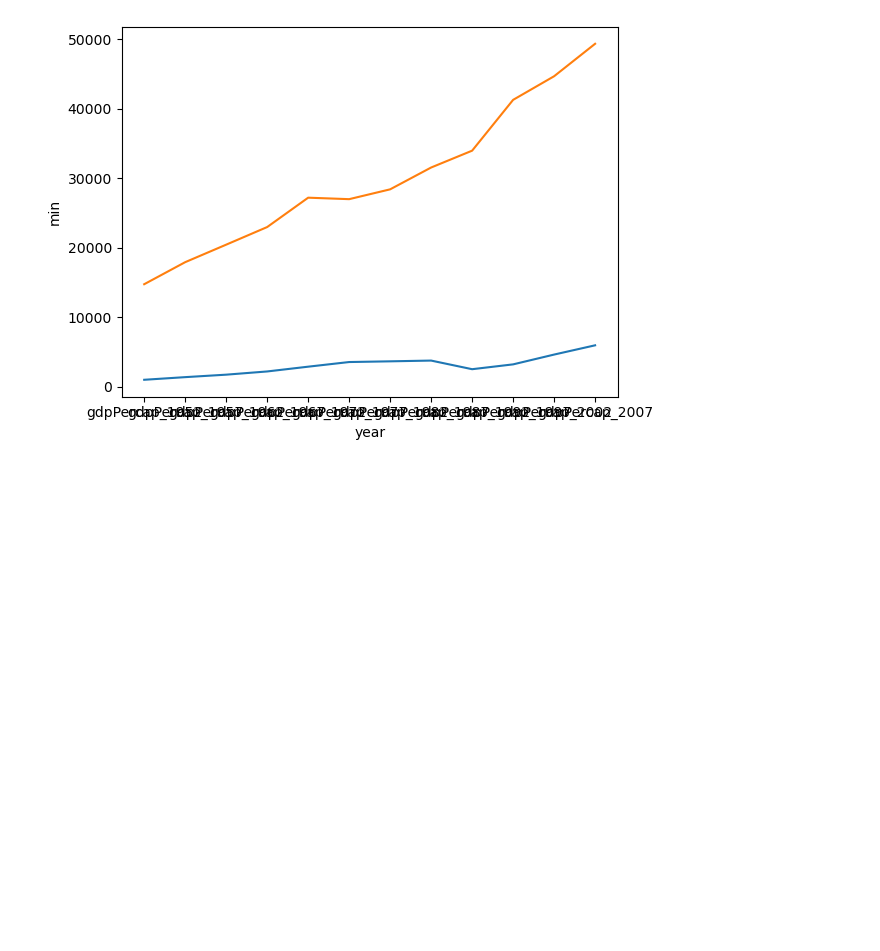
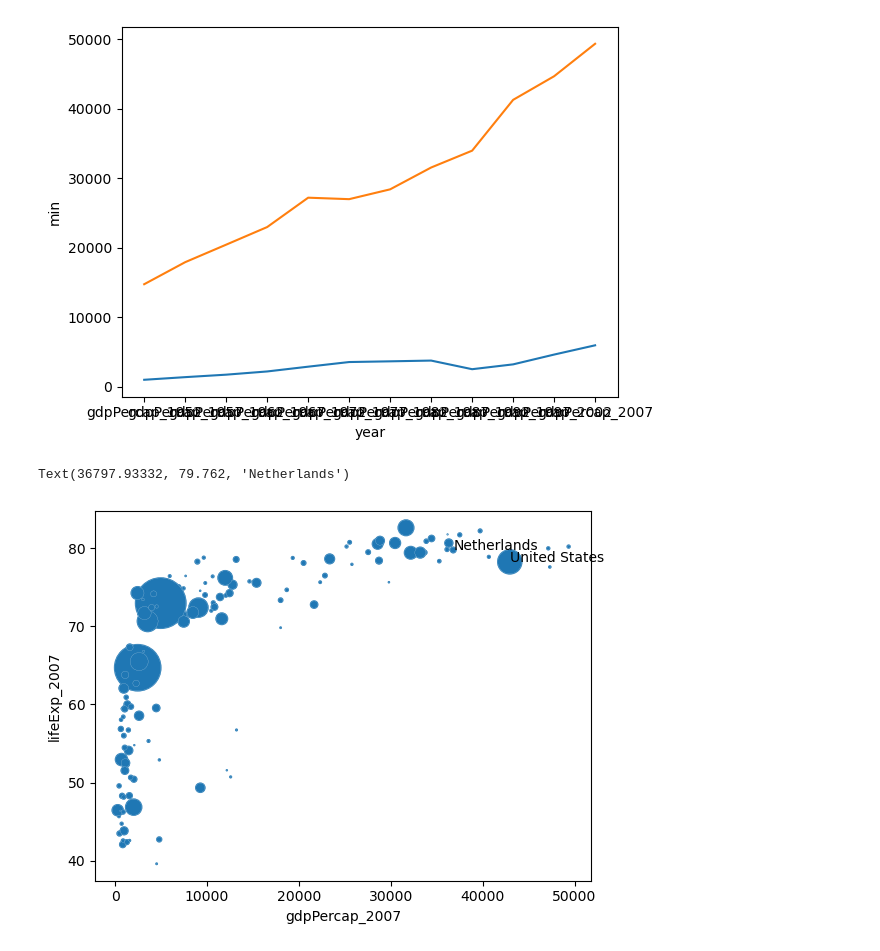
Before and after one commit to bioDSC/2024_teaching, a Jupyter notebook: 2025-02-Python-intro-Gapminder/202503_Py-Gapminder-testingcode-ipynb.ipynb, the cells around one changed output. Drawn from its saved outputs; the diff is of its cells as text; code cells hidden in the pictures; blank space fills up the shorter version.

```diff
--- a/2025-02-Python-intro-Gapminder/202503_Py-Gapminder-testingcode-ipynb.ipynb
+++ b/2025-02-Python-intro-Gapminder/202503_Py-Gapminder-testingcode-ipynb.ipynb
@@ -31,3 +31,17 @@ gdpPercap_2002    gdpPercap_2002
 gdpPercap_2007    gdpPercap_2007
 Name: year, dtype: object
 [figure]
+# %%
+MYPATH='/Users/m.wehrens/Data_UVA/2024_teaching/2025-03-gapminder/'
+data_all = pd.read_csv(MYPATH+'data/gapminder_all.csv', index_col='country')
+data_all.plot(kind='scatter', x='gdpPercap_2007', y='lifeExp_2007',
+              s=data_all['pop_2007']/1e6)
+
+sns.scatterplot(data_all, x='gdpPercap_2007', y='lifeExp_2007', s=data_all['pop_2007']/1e6)
+
+# in a later exercise
+plt.text(data_all.loc['United States','gdpPercap_2007'], data_all.loc['United States','lifeExp_2007'], 'United States')
+plt.text(data_all.loc['Netherlands','gdpPercap_2007'], data_all.loc['Netherlands','lifeExp_2007'], 'Netherlands')
+# %% [output]
+Text(36797.93332, 79.762, 'Netherlands')
+[figure, added]
```
Also changed, not shown: 4 other files.
